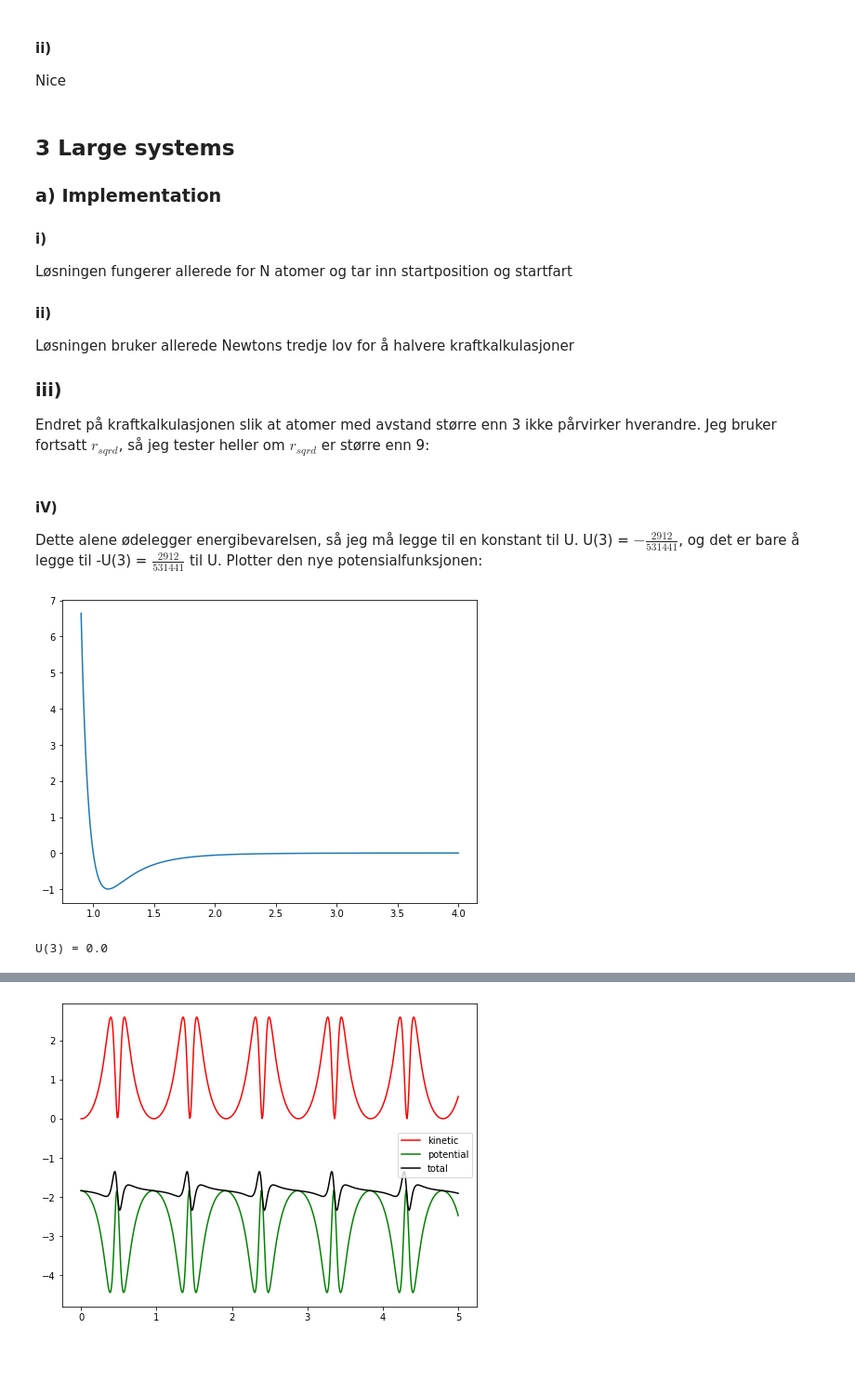
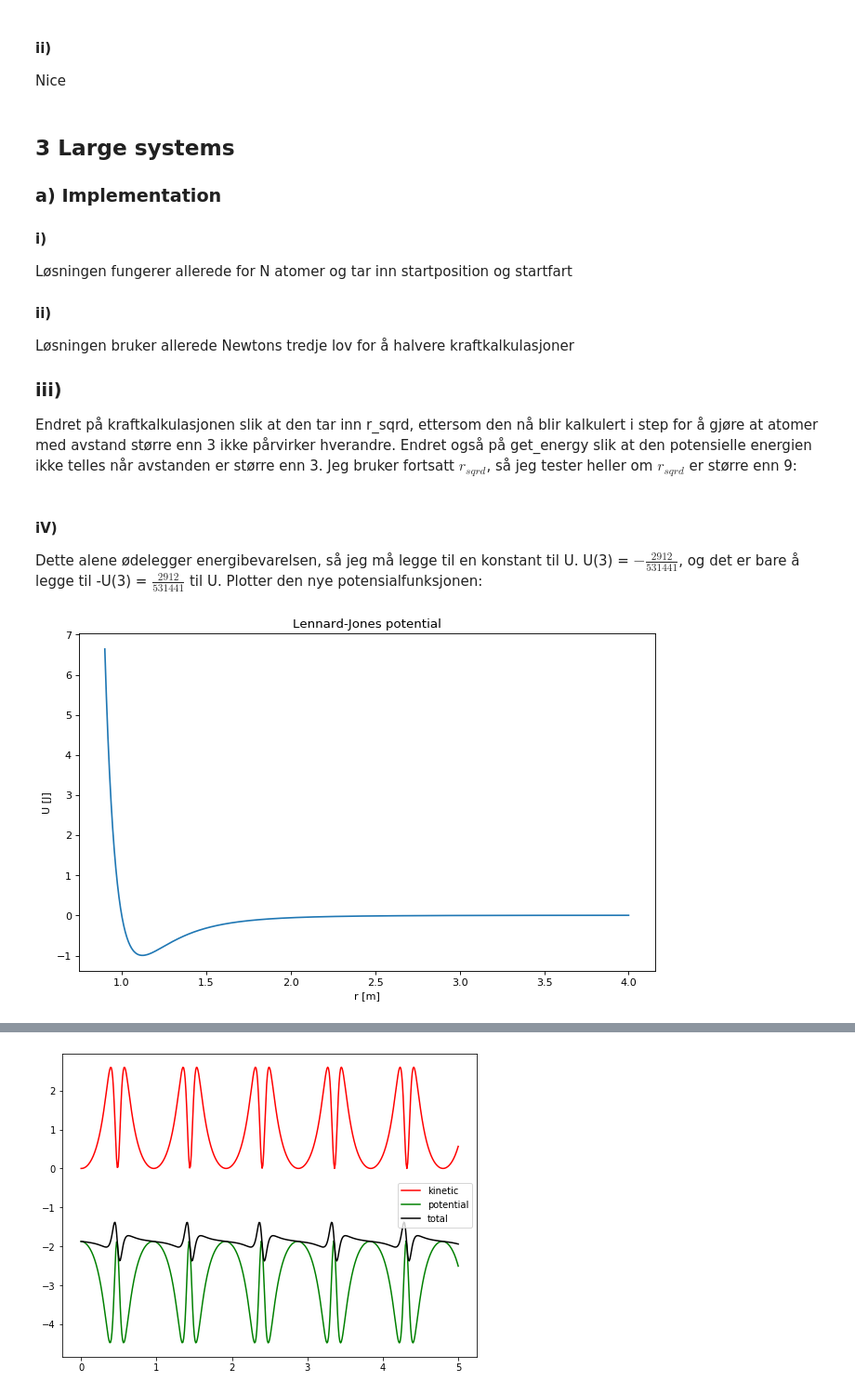
Before and after one commit to Benito1001/MolDyn, a Jupyter notebook: MolDyn.ipynb, the cells around one changed output, grey strips where cells are left out. Shown at 93% size. Cells and saved outputs as stored; diff of their text form; code cells hidden in the pictures; blank space fills up the shorter version.

```diff
--- a/MolDyn.ipynb
+++ b/MolDyn.ipynb
@@ -598,5 +602,5 @@ Løsningen bruker allerede Newtons tredje lov for å halvere kraftkalkulasjoner
 
 ### iii)
 
-Endret på kraftkalkulasjonen slik at atomer med avstand større enn 3 ikke pårvirker hverandre. Jeg bruker fortsatt $r_{sqrd}$, så jeg tester heller om $r_{sqrd}$ er større enn 9:
+Endret på kraftkalkulasjonen slik at den tar inn r_sqrd, ettersom den nå blir kalkulert i step for å gjøre at atomer med avstand større enn 3 ikke pårvirker hverandre. Endret også på get_energy slik at den potensielle energien ikke telles når avstanden er større enn 3. Jeg bruker fortsatt $r_{sqrd}$, så jeg tester heller om $r_{sqrd}$ er større enn 9:
 # %%
@@ -631,18 +660,21 @@ Dette alene ødelegger energibevarelsen, så jeg må legge til en konstant til U
 # %%
 def U(r):
     return 4*(r**-12 - r**-6) + 2912/531441
 
 r_ray = np.linspace(0.9, 4, 1000)
 U_ray = U(r_ray)
 
-plt.figure(figsize=(8, 6))
+plt.figure(figsize=(10, 6), dpi=80)
 plt.plot(r_ray, U_ray)
+plt.title("Lennard-Jones potential")
+plt.xlabel("r [m]")
+plt.ylabel("U [J]")
 plt.show()
 
-print(f"U(3) = {U(3)}")
+def U(r_sqrd):
+	return 4*(r_sqrd**-6 - r_sqrd**-3)
 # %% [output]
-[figure, old version]
+[figure, new version]
-U(3) = 0.0
 # %% [markdown]
 #### v)
 
```
Also changed, not shown: parts of 37 cells of this notebook, 34 other files.
